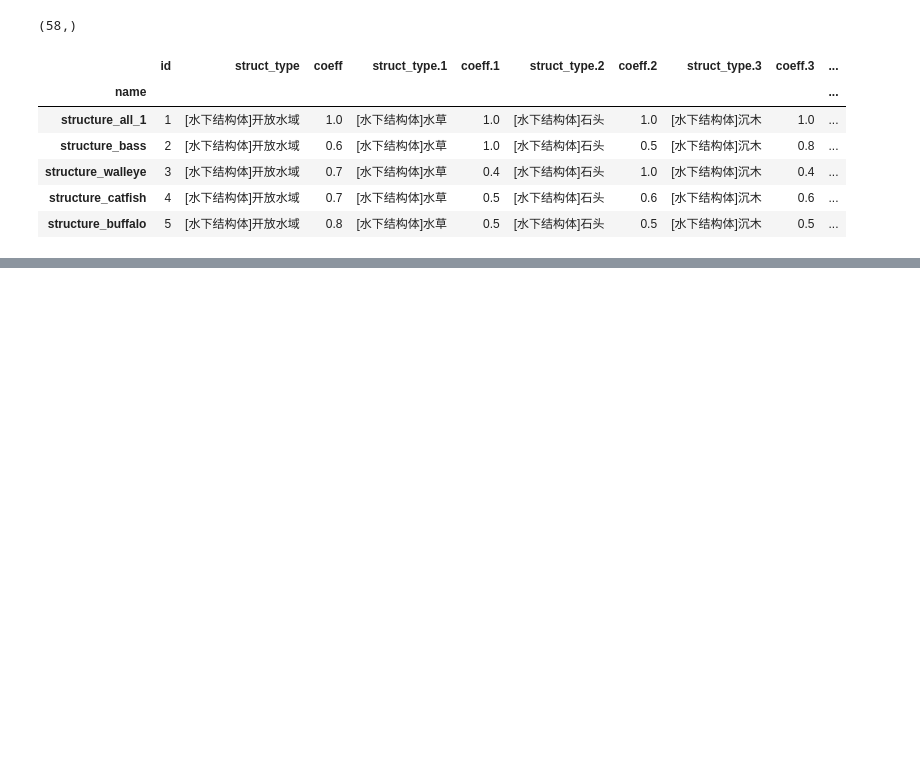
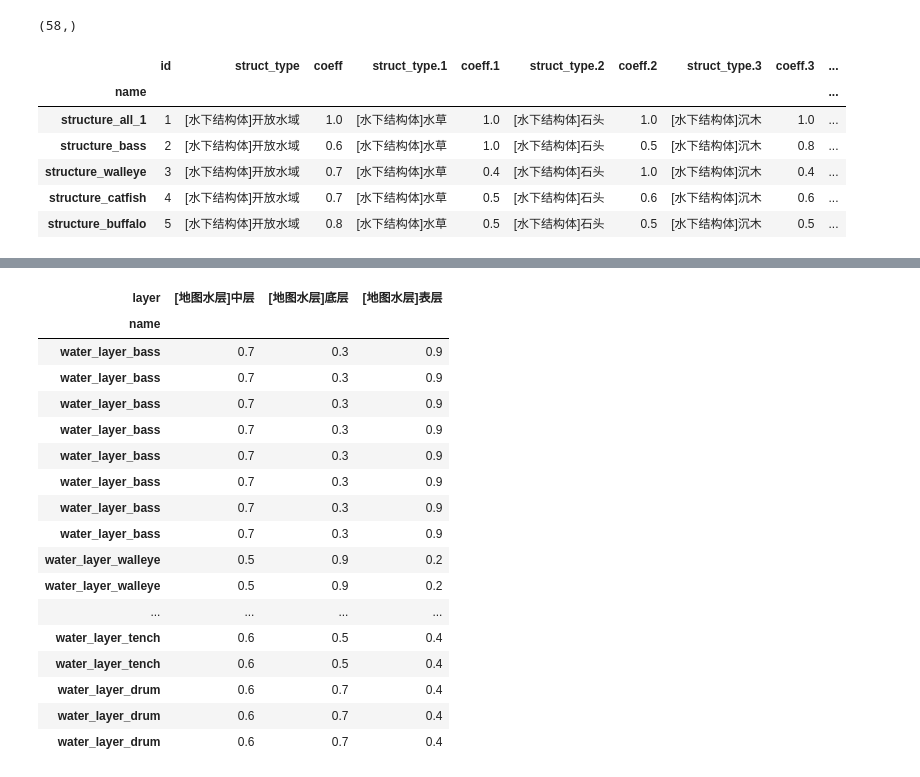
Before and after one commit to futouyiba/StatDemo, a Jupyter notebook: vectorizedConfigsVisualizer.ipynb, the cells around one changed output, grey strips where cells are left out. Cells and saved outputs as stored; diff of their text form; code cells hidden in the pictures; blank space fills up the shorter version.

```diff
--- a/vectorizedConfigsVisualizer.ipynb
+++ b/vectorizedConfigsVisualizer.ipynb
@@ -415,0 +496,51 @@ structure
+# %%
+# 用同样的方式处理wterLayerAffinity
+waterLayerDf = pd.read_excel('configs/xlsx_channel/2001/fish_env_affinity.xlsx', sheet_name='WaterLayerAffinity', header=1, skiprows=[2,3])
+waterLayerDf.set_index('name', inplace=True)
+
+# make pivot table
+restructured_data = []
+
+for index, row in waterLayerDf.iterrows():
+    name = index
+    for i in range(1, 4):
+        layer_type = row[f'layer_type.{i}'] if f'layer_type.{i}' in row else row['layer_type']
+        coeff = row[f'coeff.{i}'] if f'coeff.{i}' in row else row['coeff']
+
+        layer_name = layer_type.replace('[水层]', '')
+
+        restructured_data.append({
+            'name': name,
+            'layer': layer_type,
+            'coefficient': coeff
+        })
+
+new_df = pd.DataFrame(restructured_data)
+pivot_table_water_layer = new_df.pivot(
+    index='name',
+    columns='layer',
+    values='coefficient'
+)
+
+waterLayerIds = fishEnvAffinityDf['layer_id'].values
+fishToWaterLayerAffDf = pivot_table_water_layer.loc[waterLayerIds]
+fishToWaterLayerAffDf
+# %% [output]
+| layer | [地图水层]中层 | [地图水层]底层 | [地图水层]表层 |
+| name |  |  |  |
+| water_layer_bass | 0.7 | 0.3 | 0.9 |
+| water_layer_bass | 0.7 | 0.3 | 0.9 |
+| water_layer_bass | 0.7 | 0.3 | 0.9 |
+| water_layer_bass | 0.7 | 0.3 | 0.9 |
+| water_layer_bass | 0.7 | 0.3 | 0.9 |
+| water_layer_bass | 0.7 | 0.3 | 0.9 |
+| water_layer_bass | 0.7 | 0.3 | 0.9 |
+| water_layer_bass | 0.7 | 0.3 | 0.9 |
+| water_layer_walleye | 0.5 | 0.9 | 0.2 |
+| water_layer_walleye | 0.5 | 0.9 | 0.2 |
+| ... | ... | ... | ... |
+| water_layer_tench | 0.6 | 0.5 | 0.4 |
+| water_layer_tench | 0.6 | 0.5 | 0.4 |
+| water_layer_drum | 0.6 | 0.7 | 0.4 |
+| water_layer_drum | 0.6 | 0.7 | 0.4 |
+| water_layer_drum | 0.6 | 0.7 | 0.4 |
```
Also changed, not shown: parts of 7 cells of this notebook.
